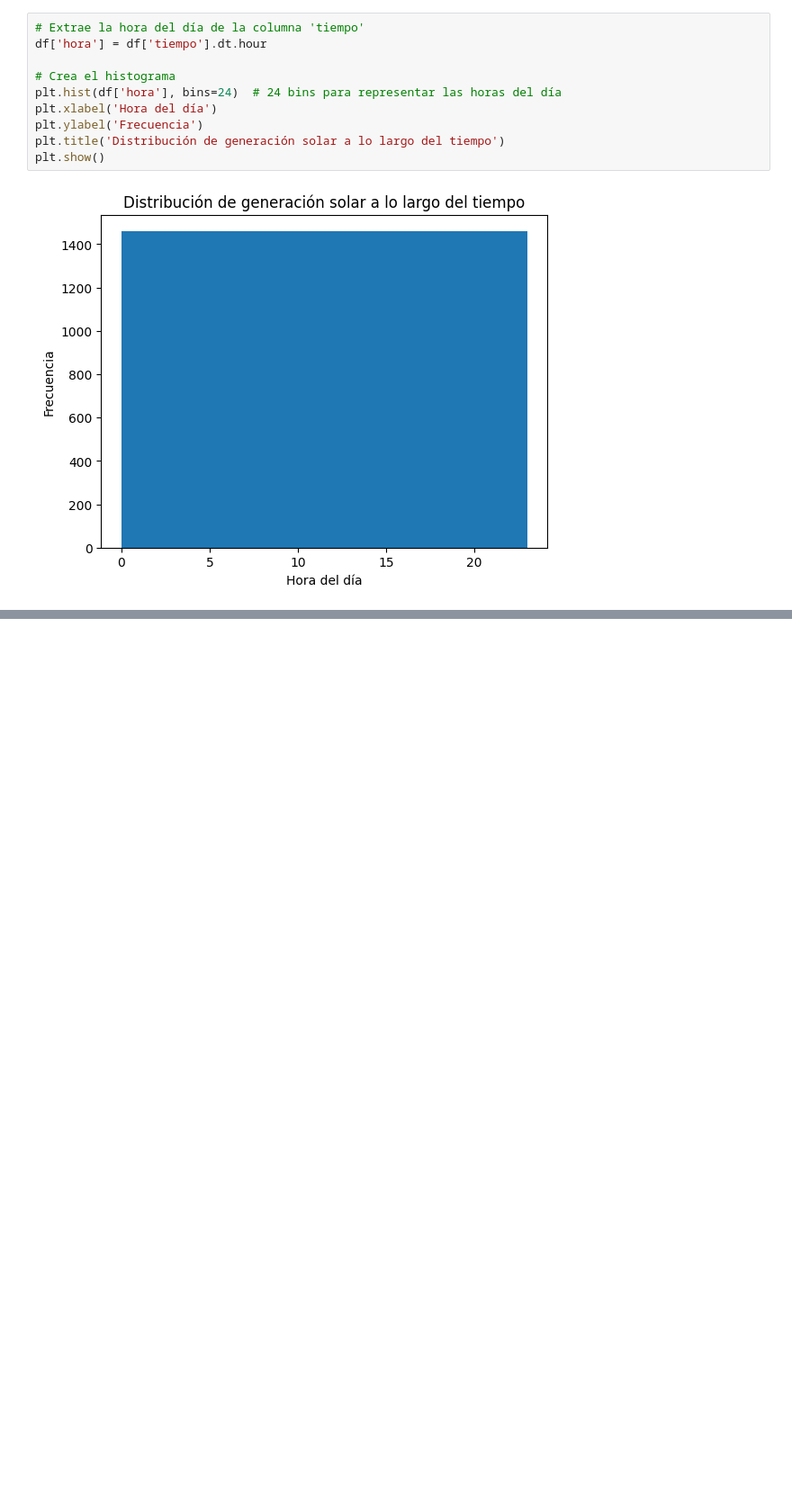
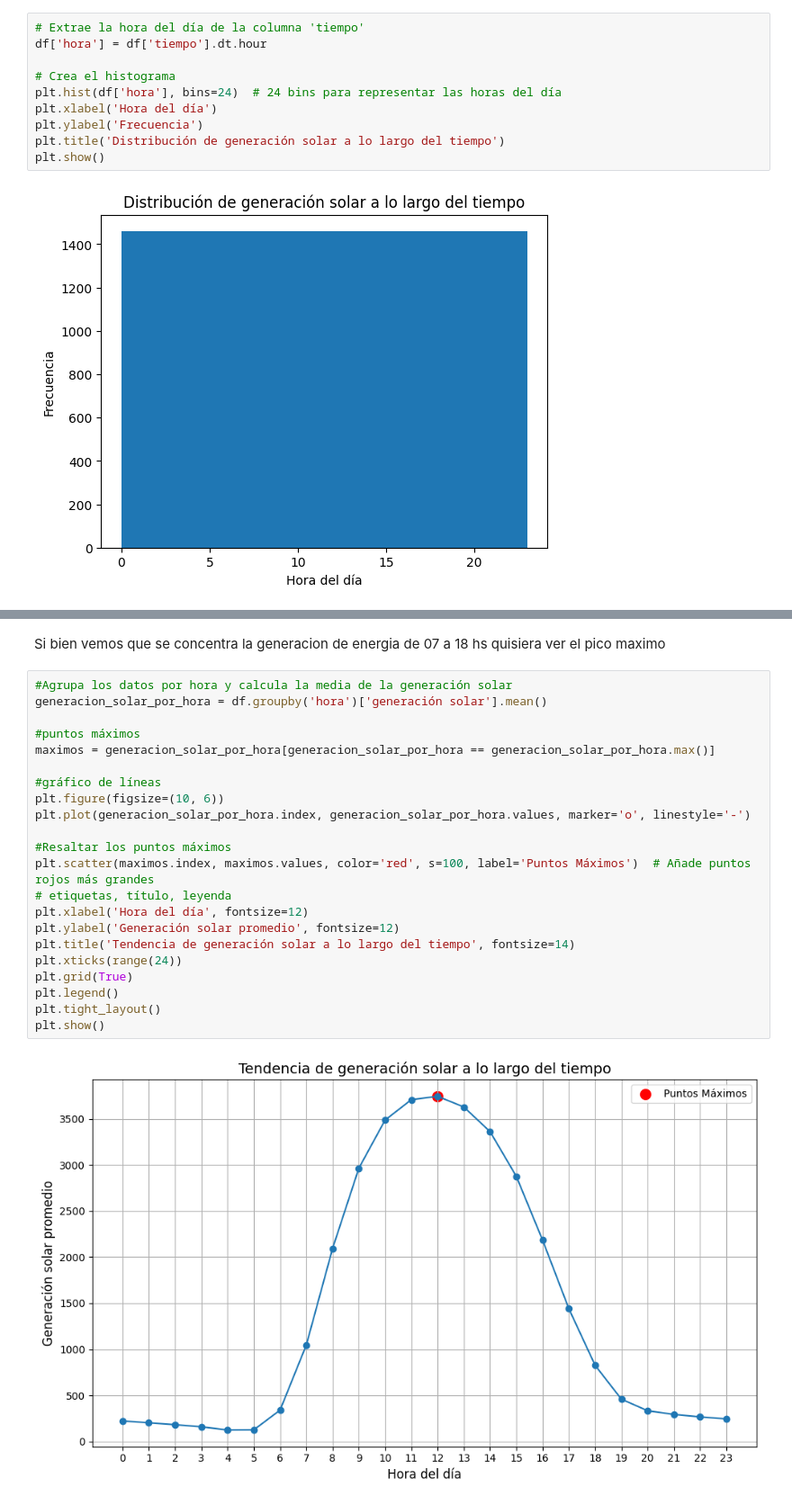
Before and after one commit to Rociosamudio/Machine-Learning-Data-Science-II, a Jupyter notebook: actividad_práctica_APIS_"LizRocio_SamudioRuiz”.ipynb, the cells around one changed output, grey strips where cells are left out. Shown at 90% size. Cells and saved outputs as stored; diff of their text form; blank space fills up the shorter version.

```diff
--- a/actividad_práctica_APIS_"LizRocio_SamudioRuiz”.ipynb
+++ b/actividad_práctica_APIS_"LizRocio_SamudioRuiz”.ipynb
@@ -782,0 +810,26 @@ import matplotlib.cm as cm
+# %% [markdown]
+Si bien vemos que se concentra la generacion de energia de 07 a 18 hs quisiera ver el pico maximo
+# %%
+#Agrupa los datos por hora y calcula la media de la generación solar
+generacion_solar_por_hora = df.groupby('hora')['generación solar'].mean()
+
+#puntos máximos
+maximos = generacion_solar_por_hora[generacion_solar_por_hora == generacion_solar_por_hora.max()]
+
+#gráfico de líneas
+plt.figure(figsize=(10, 6))
+plt.plot(generacion_solar_por_hora.index, generacion_solar_por_hora.values, marker='o', linestyle='-')
+
+#Resaltar los puntos máximos
+plt.scatter(maximos.index, maximos.values, color='red', s=100, label='Puntos Máximos')  # Añade puntos rojos más grandes
+# etiquetas, título, leyenda
+plt.xlabel('Hora del día', fontsize=12)
+plt.ylabel('Generación solar promedio', fontsize=12)
+plt.title('Tendencia de generación solar a lo largo del tiempo', fontsize=14)
+plt.xticks(range(24))
+plt.grid(True)
+plt.legend()
+plt.tight_layout()
+plt.show()
+# %% [output]
+[figure, added]
```
Also changed, not shown: parts of 10 cells of this notebook.
